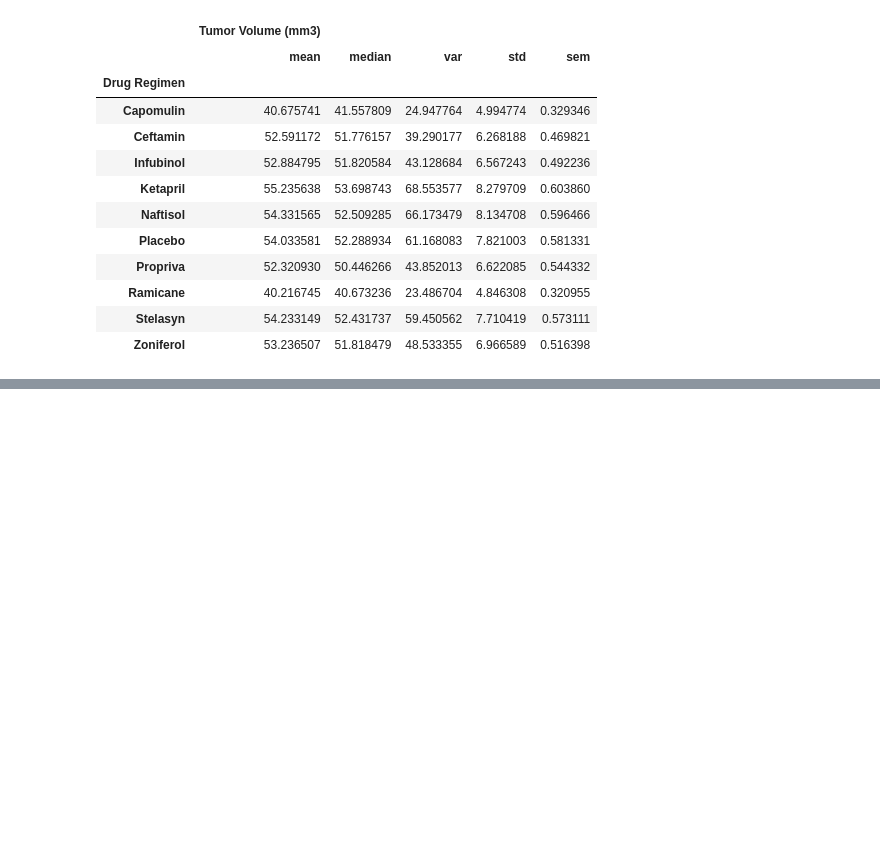
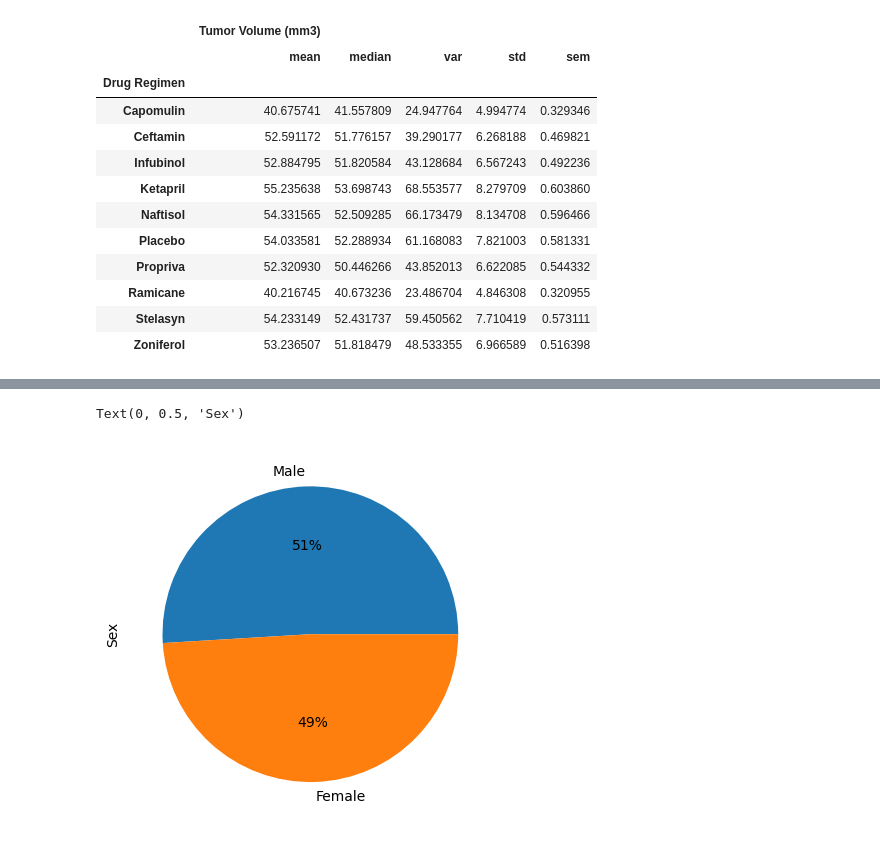
Before and after one commit to aparsley1/Matplotlib-challenge, a Jupyter notebook: Pymaceuticals Inc/Pymaceuticals.ipynb, the cells around one changed output, grey strips where cells are left out. Cells and saved outputs as stored; diff of their text form; code cells hidden in the pictures; blank space fills up the shorter version.

```diff
--- a/Pymaceuticals Inc/Pymaceuticals.ipynb
+++ b/Pymaceuticals Inc/Pymaceuticals.ipynb
@@ -129,0 +150,8 @@ agg_stats_sum_df
+# %%
+# Generate a pie plot showing the distribution of female versus male mice using Pandas
+gender_counts = clean_df['Sex'].value_counts()
+gender_counts.plot(kind = "pie", autopct='%1.0f%%')
+plt.ylabel("Sex")
+# %% [output]
+Text(0, 0.5, 'Sex')
+[figure, added]
```
Also changed, not shown: parts of 4 cells of this notebook.
